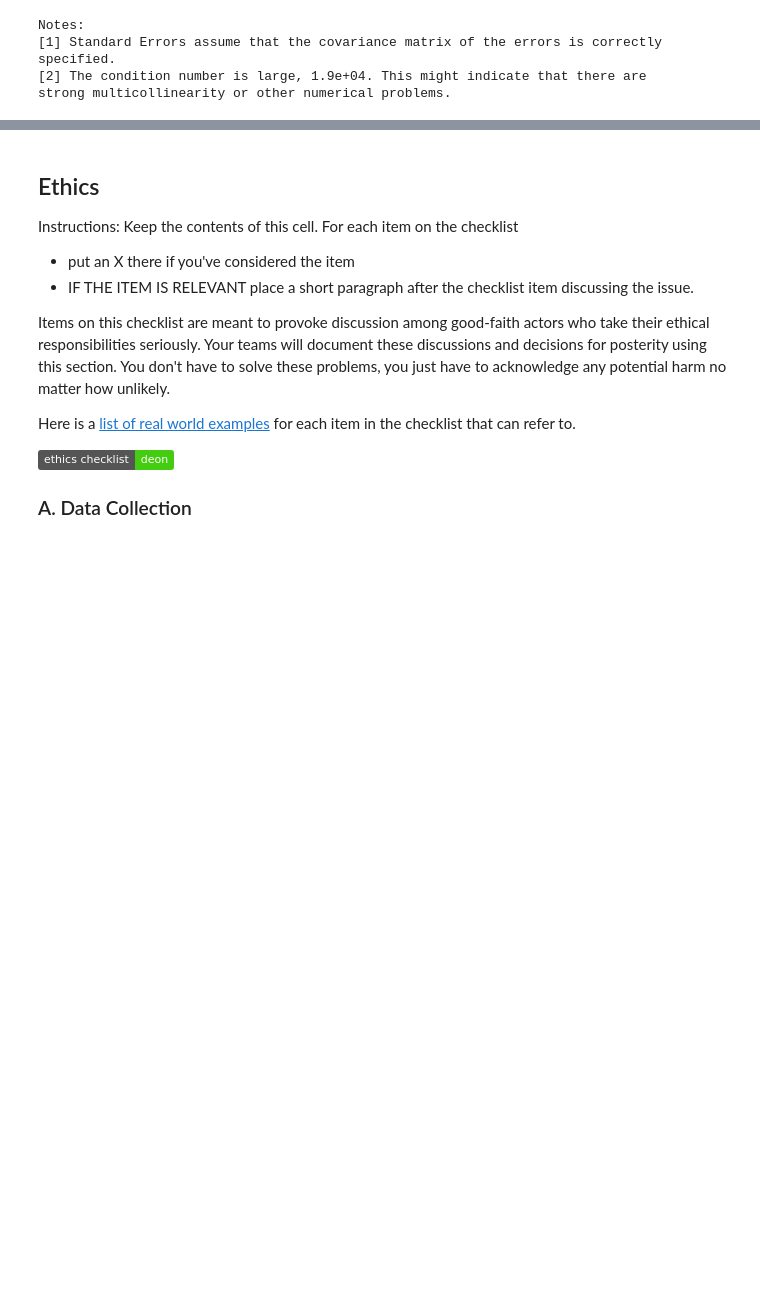
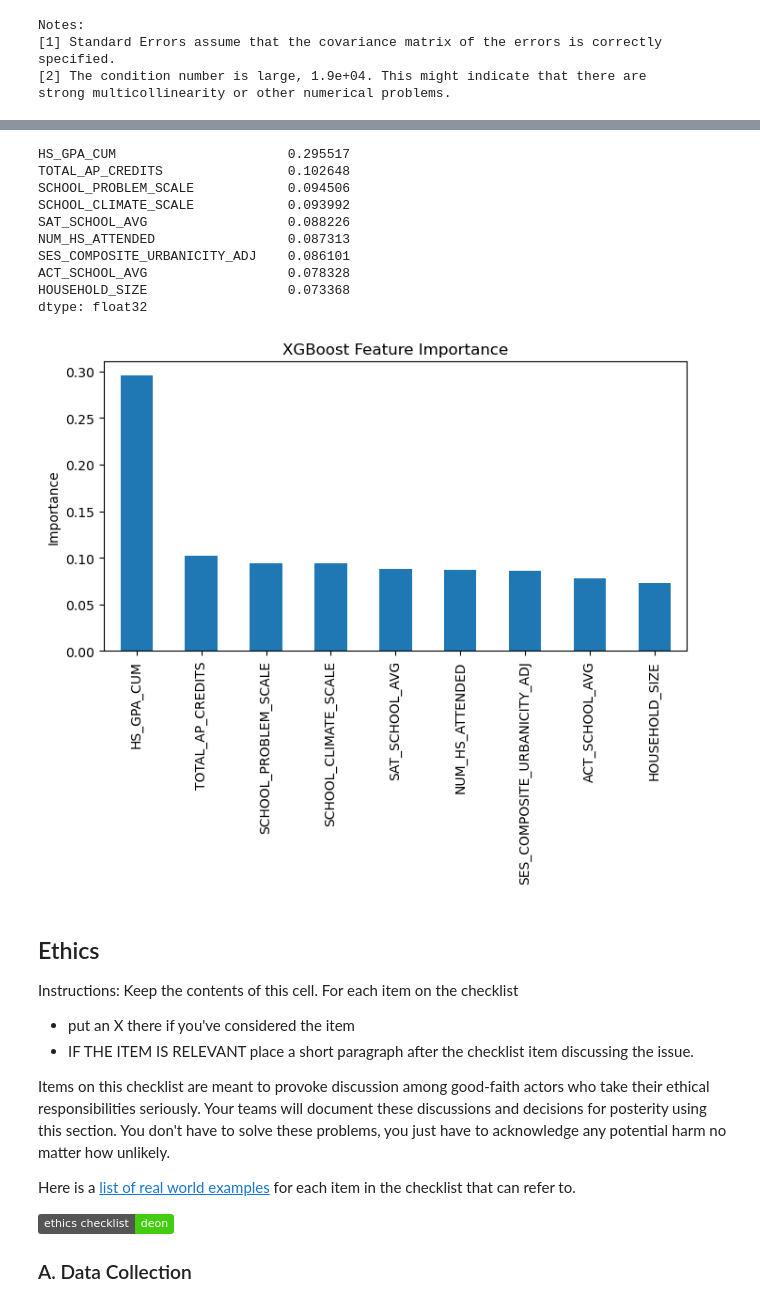
Before and after one commit to trenton-pham/Predicting-First-Year-College-Success, a Jupyter notebook: 03-FinalProject.ipynb, the cells around one changed output, grey strips where cells are left out. Saved outputs shown, nothing was run; the diff lists cells and outputs as text; code cells hidden in the pictures; badges without logos; blank space fills up the shorter version.

Commit message:
nonlinear modeling & updated readme

```diff
--- a/03-FinalProject.ipynb
+++ b/03-FinalProject.ipynb
@@ -1075,3 +1149,25 @@ strong multicollinearity or other numerical problems.
+# %%
+full_model = XGBRegressor(**best_params, random_state = 42).fit(X, y)
+importance_series = pd.Series(full_model.feature_importances_, index = features).sort_values(ascending=False)
+print(importance_series)
+
+plt.figure(figsize=(8, 4))
+importance_series.plot(kind="bar")
+plt.title("XGBoost Feature Importance")
+plt.ylabel("Importance")
+plt.show()
+# %% [output]
+HS_GPA_CUM                      0.295517
+TOTAL_AP_CREDITS                0.102648
+SCHOOL_PROBLEM_SCALE            0.094506
+SCHOOL_CLIMATE_SCALE            0.093992
+SAT_SCHOOL_AVG                  0.088226
+NUM_HS_ATTENDED                 0.087313
+SES_COMPOSITE_URBANICITY_ADJ    0.086101
+ACT_SCHOOL_AVG                  0.078328
+HOUSEHOLD_SIZE                  0.073368
+dtype: float32
+[figure, added]
 # %% [markdown]
 ## Ethics
 
```
Also changed, not shown: parts of 5 cells of this notebook, 1 other file.
